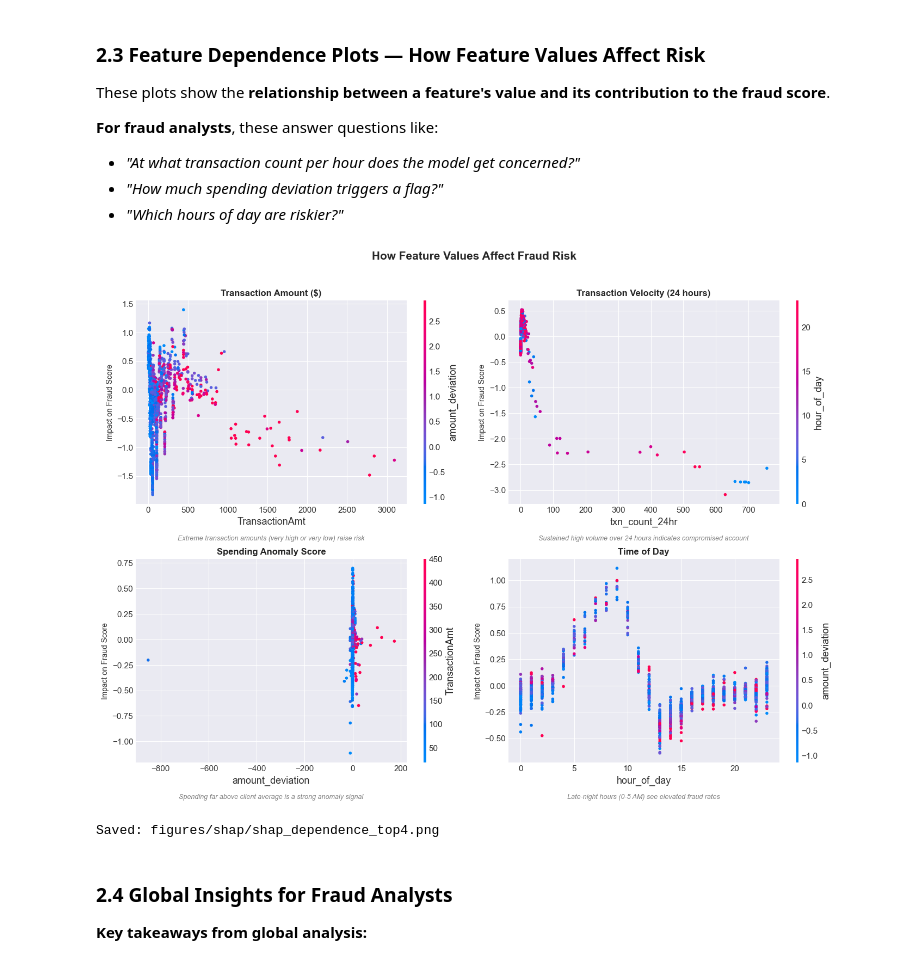
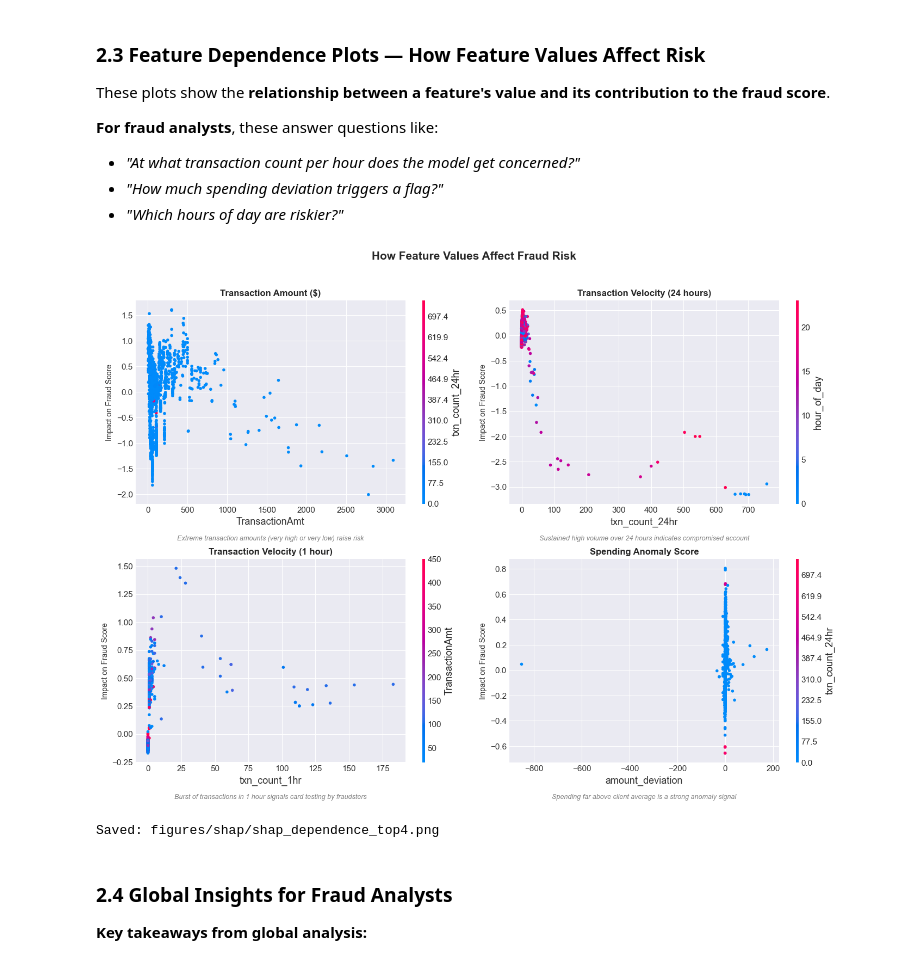
Before and after one commit to JuanCRuizA/Agent-Fraud-Sentinel, a Jupyter notebook: notebooks/modeling/04_shap_explainability.ipynb, the cells around one changed output. Cells and saved outputs as stored; diff of their text form; code cells hidden in the pictures.

```diff
--- a/notebooks/modeling/04_shap_explainability.ipynb
+++ b/notebooks/modeling/04_shap_explainability.ipynb
@@ -67,19 +67,19 @@ Data directory:    C:\Users\carlo\Documents\4.DS\bafs\data\processed
 Model directory:   C:\Users\carlo\Documents\4.DS\bafs\models
 Figures directory:  C:\Users\carlo\Documents\4.DS\bafs\figures\shap
 # %%
-# Load trained XGBoost model and production configuration
+# Load trained LightGBM (Bayesian) model and production configuration
 # These were saved at the end of notebook 03_model_training.ipynb
 
-model = joblib.load(MODEL_PATH / 'xgboost_final.pkl')
+model = joblib.load(MODEL_PATH / 'best_model_final.pkl')
 scaler = joblib.load(MODEL_PATH / 'scaler.pkl')
 threshold_config = joblib.load(MODEL_PATH / 'threshold_config.pkl')
 
 # Extract production thresholds
 AUTO_BLOCK_THRESHOLD = threshold_config['auto_block_threshold']      # 0.90
-MANUAL_REVIEW_THRESHOLD = threshold_config['manual_review_threshold']  # 0.41
+MANUAL_REVIEW_THRESHOLD = threshold_config['manual_review_threshold']  # 0.42
 FEATURES = threshold_config['features']
 
-print("Model loaded: XGBoost (tuned)")
+print("Model loaded: LightGBM (Bayesian)")
 print(f"Features ({len(FEATURES)}): {FEATURES}")
 print(f"\nProduction thresholds:")
 print(f"  Auto-block:    score >= {AUTO_BLOCK_THRESHOLD}")
@@ -280,35 +280,35 @@ fig, axes = plt.subplots(2, 2, figsize=(14, 10))
 FEATURE_INSIGHTS = {
     'txn_count_1hr': 'Burst of transactions in 1 hour signals card testing by fraudsters',
     'txn_count_24hr': 'Sustained high volume over 24 hours indicates compromised account',
     'amount_deviation': 'Spending far above client average is a strong anomaly signal',
-    'is_first_transaction': 'First-time transactions carry higher uncertainty',
+    'is_first_transaction': 'Returning clients show slightly higher fraud rates than first-time buyers',
     'hour_of_day': 'Late-night hours (0-5 AM) see elevated fraud rates',
     'is_weekend': 'Weekend activity may differ from weekday patterns',
     'TransactionAmt': 'Extreme transaction amounts (very high or very low) raise risk'
 }
 
 for idx, (feat, ax) in enumerate(zip(top_features, axes.flat)):
     feat_idx = FEATURES.index(feat)
     shap.dependence_plot(
         feat_idx, shap_values, X_sample,
         feature_names=FEATURES, ax=ax, show=False
     )
     label = FEATURE_LABELS.get(feat, feat)
     ax.set_title(f'{label}', fontsize=12, fontweight='bold')
     ax.set_ylabel('Impact on Fraud Score', fontsize=10)
     # Add insight text below each subplot
     insight = FEATURE_INSIGHTS.get(feat, '')
     ax.text(0.5, -0.18, insight, transform=ax.transAxes,
             ha='center', fontsize=9, style='italic', color='gray')
 
 plt.suptitle('How Feature Values Affect Fraud Risk', fontsize=15, fontweight='bold', y=1.02)
 plt.tight_layout()
 plt.savefig(FIGURES_PATH / 'shap_dependence_top4.png', dpi=150, bbox_inches='tight')
 plt.show()
 
 print("Saved: figures/shap/shap_dependence_top4.png")
 # %% [output]
-[figure, old version]
+[figure, new version]
 Saved: figures/shap/shap_dependence_top4.png
 # %% [markdown]
 ### 2.4 Global Insights for Fraud Analysts
```
Also changed, not shown: parts of 18 cells of this notebook, 24 other files.
